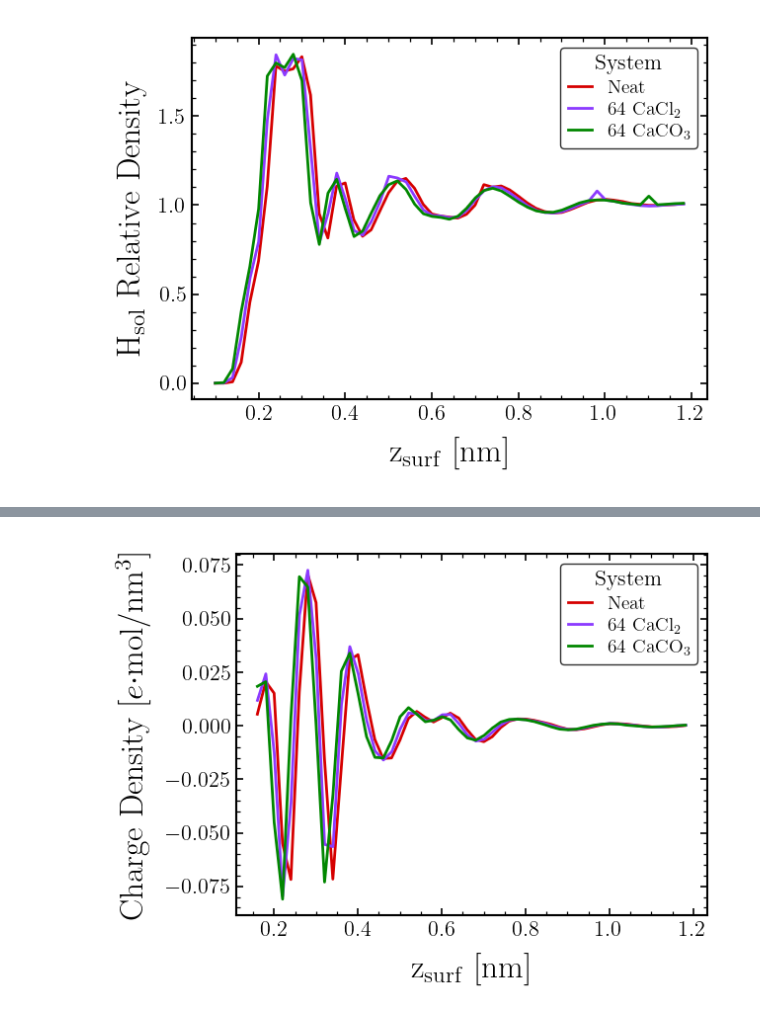
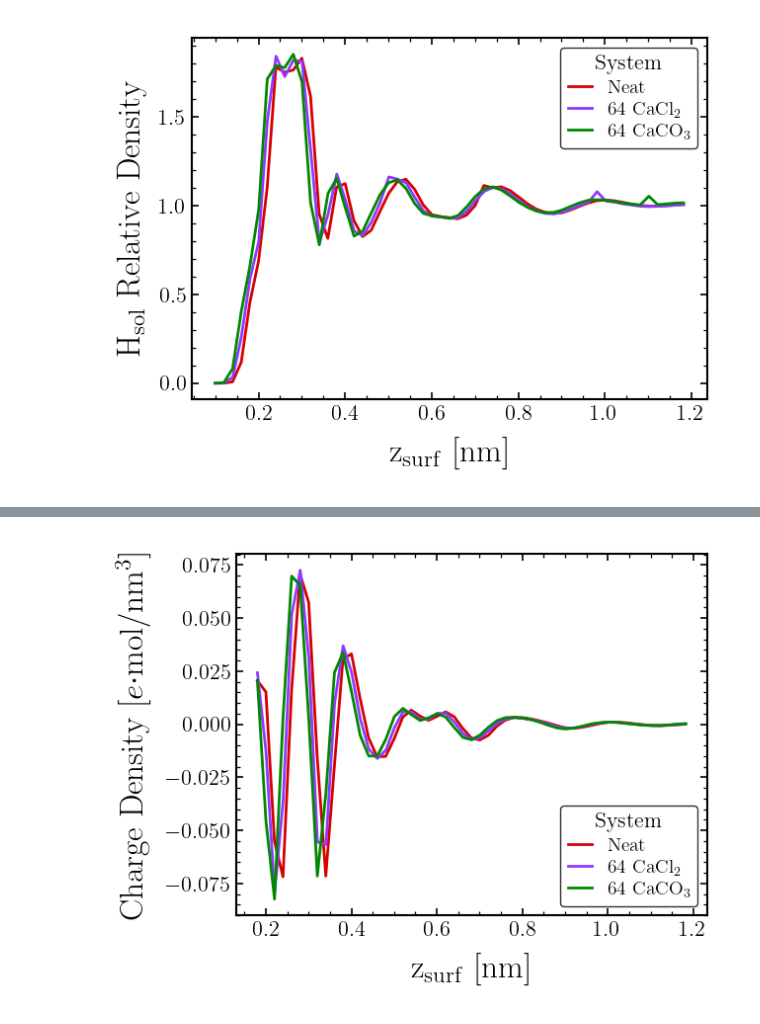
Before and after one commit to CarvFS/Analysis-Polyelectrolyte-Surface-Adsorption, a Jupyter notebook: analysis/4-no-PE/notebooks/axial_density.ipynb, the cells around one changed output, grey strips where cells are left out. Cells and saved outputs as stored; diff of their text form; code cells hidden in the pictures.

```diff
--- a/analysis/4-no-PE/notebooks/axial_density.ipynb
+++ b/analysis/4-no-PE/notebooks/axial_density.ipynb
@@ -76,6 +76,7 @@ class Sim:
     z_numden_notsol: list[np.ndarray]
     z_numden_all: list[np.ndarray]
     z_numden_cal: list[np.ndarray] = None
+    z_numden_cl: list[np.ndarray] = None
     z_numden_pe: list[np.ndarray] = None
     z_surface_pos: float = 0.0
 # %%
@@ -318,0 +327,39 @@ plt.show()
+# %%
+# plot the number density profile of water oxygen atoms
+cmap = cc.glasbey
+figname = "cacl_density_z"
+fig, ax = plt.subplots()
+
+data = {}
+for i, sim in enumerate(sims):
+    # calcium ions
+    x = (sim.z_numden_cal["hist_bin_centers"] - sim.z_surface_pos) / 10.0
+    y = sim.z_numden_cal["number_density"] / np.average(
+        sim.z_numden_cal["number_density"][-10:]
+    )
+    idx_drop = np.where((x < zmin) | (x > zmax + 1))
+    x = np.delete(x, idx_drop)
+    y = np.delete(y, idx_drop)
+    data[f"line_{i}_x"] = x
+    data[f"line_{i}_y"] = y
+    ax.plot(x, y, label="Ca$^{2+}$", color=cmap[sims.index(sim)], linestyle="-")
+
+    # chloride ions
+    x = (sim.z_numden_cl["hist_bin_centers"] - sim.z_surface_pos) / 10.0
+    y = sim.z_numden_cl["number_density"] / np.average(
+        sim.z_numden_cl["number_density"][-10:]
+    )
+    idx_drop = np.where((x < zmin) | (x > zmax + 1))
+    x = np.delete(x, idx_drop)
+    y = np.delete(y, idx_drop)
+    data[f"line_{i}_x_cl"] = x
+    data[f"line_{i}_y_cl"] = y
+    ax.plot(x, y, label="Cl$^-$", color=cmap[sims.index(sim) + 1], linestyle="-")
+
+
+ax.set_xlabel(r"z$_{\mathrm{surf}}$ [nm]")
+ax.set_ylabel(r"Relative Density")
+ax.legend(title="Component", loc="best")
+
+save_fig(data, fig, figname, dir_dat, dir_fig, fig_ext, fig_args)
+plt.show()
@@ -319,29 +369,29 @@ plt.show()
 # %%
 # plot the number density profile of water oxygen atoms
 cmap = cc.glasbey
 figname = "all_chargedensity_z"
 fig, ax = plt.subplots()
 
 data = {}
 for i, sim in enumerate(sims):
     x = (sim.z_numden_all["hist_bin_centers"] - sim.z_surface_pos) / 10.0
     y = sim.z_numden_all["charge_density"]
-    idx_drop = np.where((x < 0.15) | (x > zmax))
+    idx_drop = np.where((x < 0.17) | (x > zmax))
     x = np.delete(x, idx_drop)
     y = np.delete(y, idx_drop)
     data[f"line_{i}_x"] = x
     data[f"line_{i}_y"] = y
 
     ax.plot(x, y, label=sim.label, color=cmap[sims.index(sim)])
 
 ax.set_xlabel(r"z$_{\mathrm{surf}}$ [nm]")
 ax.set_ylabel(r"Charge Density [$e$$\cdot$mol/nm$^3$]")
-ax.legend(title="System")
+ax.legend(title="System", loc="lower right")
 
 save_fig(data, fig, figname, dir_dat, dir_fig, fig_ext, fig_args)
 plt.show()
 # %% [output]
-[figure, old version]
+[figure, new version]
 # %%
 # plot the number density profile of water oxygen atoms
 cmap = cc.glasbey
```
Also changed, not shown: parts of 5 cells of this notebook, 3 other files.
